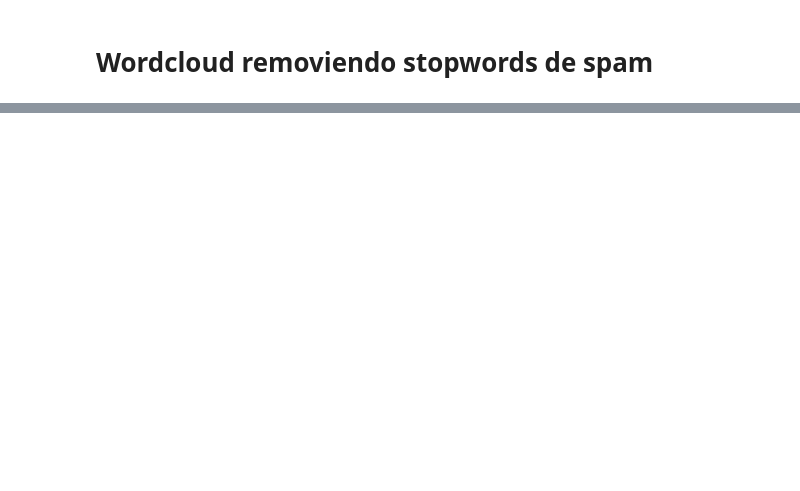
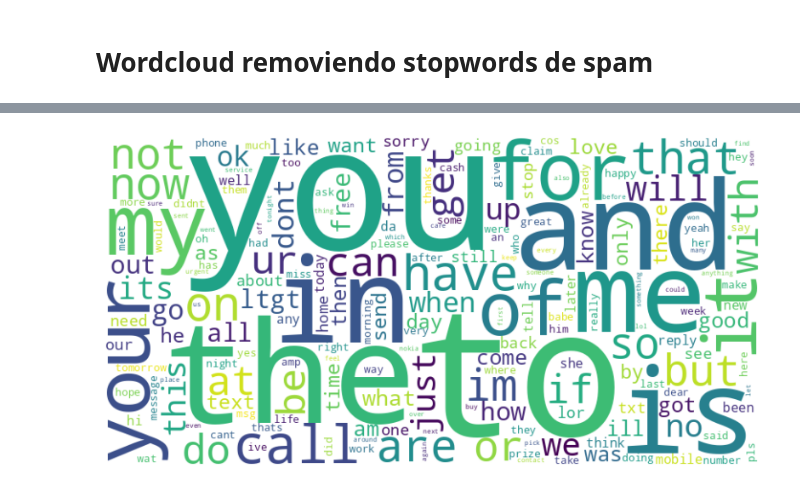
Before and after one commit to Jorge-Alvarez-23/Data-Science-III_Coder, a Jupyter notebook: Proy_Final_AlvarezJorge.ipynb, the cells around one changed output, grey strips where cells are left out. Saved outputs shown, nothing was run; the diff lists cells and outputs as text; code cells hidden in the pictures; blank space fills up the shorter version.

```diff
--- a/Proy_Final_AlvarezJorge.ipynb
+++ b/Proy_Final_AlvarezJorge.ipynb
@@ -583,0 +601,24 @@ plt.show()
+# %%
+# Crear el CountVectorizer con las stop_words definidas
+vectorizer = CountVectorizer(ngram_range=(1,1))
+
+# Transformar el texto de la columna 'descripción' en n-gramas
+X = vectorizer.fit_transform(df['Email Text_puntuacion'])
+
+# Extraer los n-gramas y sus frecuencias
+n_grams = vectorizer.get_feature_names_out()
+frequencies = X.toarray().sum(axis=0)
+
+# Crear un diccionario con los n-gramas y sus frecuencias
+n_grams_freq = dict(zip(n_grams, frequencies))
+
+# Generar la WordCloud desde las frecuencias de los n-gramas
+wordcloud = WordCloud(width=800, height=400, background_color='white').generate_from_frequencies(n_grams_freq)
+
+# Mostrar la WordCloud
+plt.figure(figsize=(10, 5))
+plt.imshow(wordcloud, interpolation='bilinear')
+plt.axis('off')
+plt.show()
+# %% [output]
+[figure, added]
```
Also changed, not shown: parts of 22 cells of this notebook.
